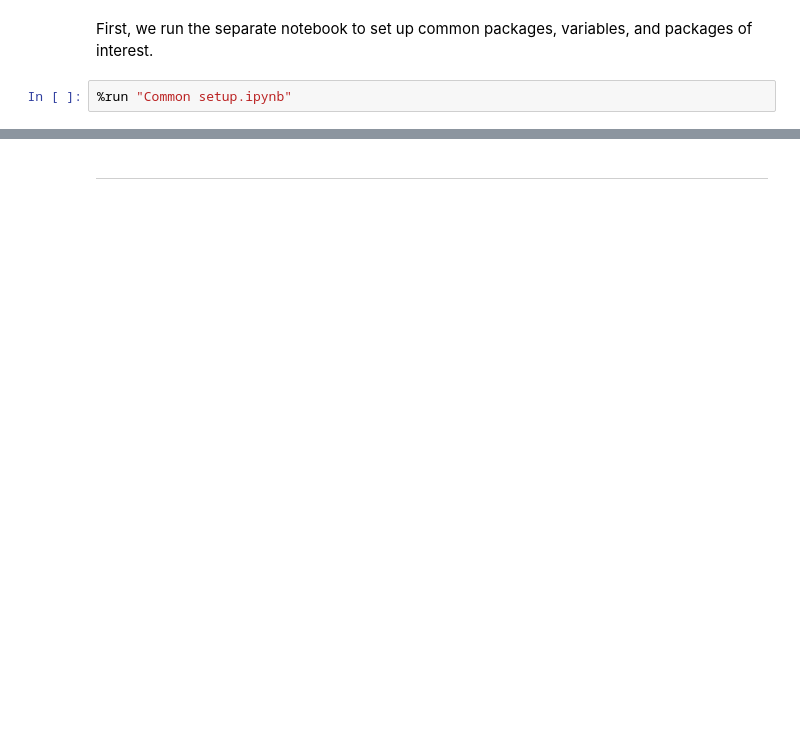
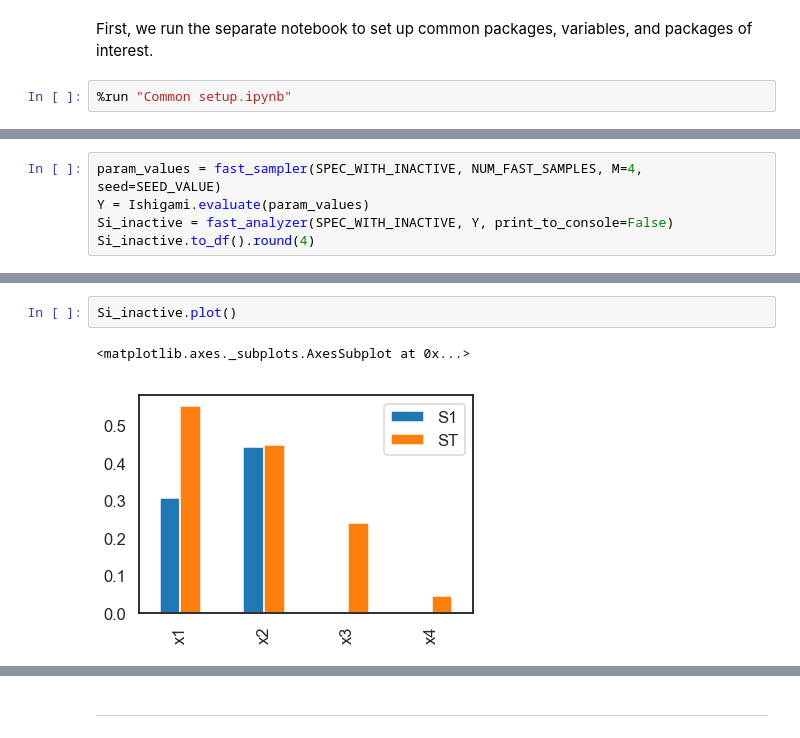
Before and after one commit to ConnectedSystems/oat-use, a Jupyter notebook: notebooks/2 GSA with inactive parameter.ipynb, the cells around one changed output, grey strips where cells are left out. Cells and saved outputs as stored; diff of their text form; blank space fills up the shorter version.

```diff
--- a/notebooks/2 GSA with inactive parameter.ipynb
+++ b/notebooks/2 GSA with inactive parameter.ipynb
@@ -4,0 +11,5 @@ First, we run the separate notebook to set up common packages, variables, and pa
+# %%
+param_values = fast_sampler(SPEC_WITH_INACTIVE, NUM_FAST_SAMPLES, M=4, seed=SEED_VALUE)
+Y = Ishigami.evaluate(param_values)
+Si_inactive = fast_analyzer(SPEC_WITH_INACTIVE, Y, print_to_console=False)
+Si_inactive.to_df().round(4)
@@ -4,0 +22,5 @@ First, we run the separate notebook to set up common packages, variables, and pa
+# %%
+Si_inactive.plot()
+# %% [output]
+<matplotlib.axes._subplots.AxesSubplot at 0x...>
+[figure, added]
```
Also changed, not shown: parts of 47 cells of this notebook, 3 other files.
